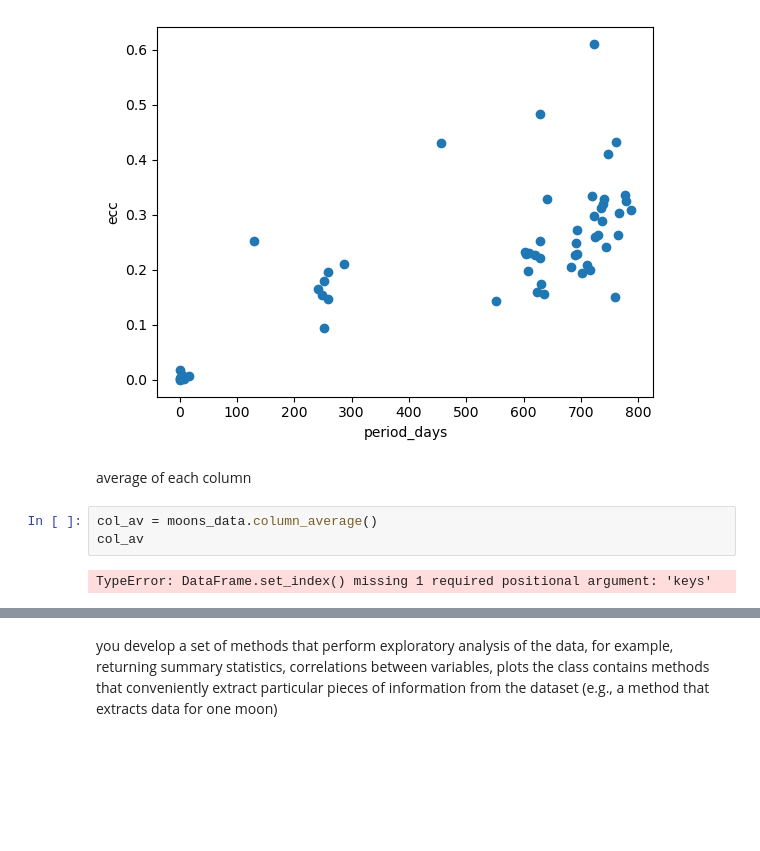
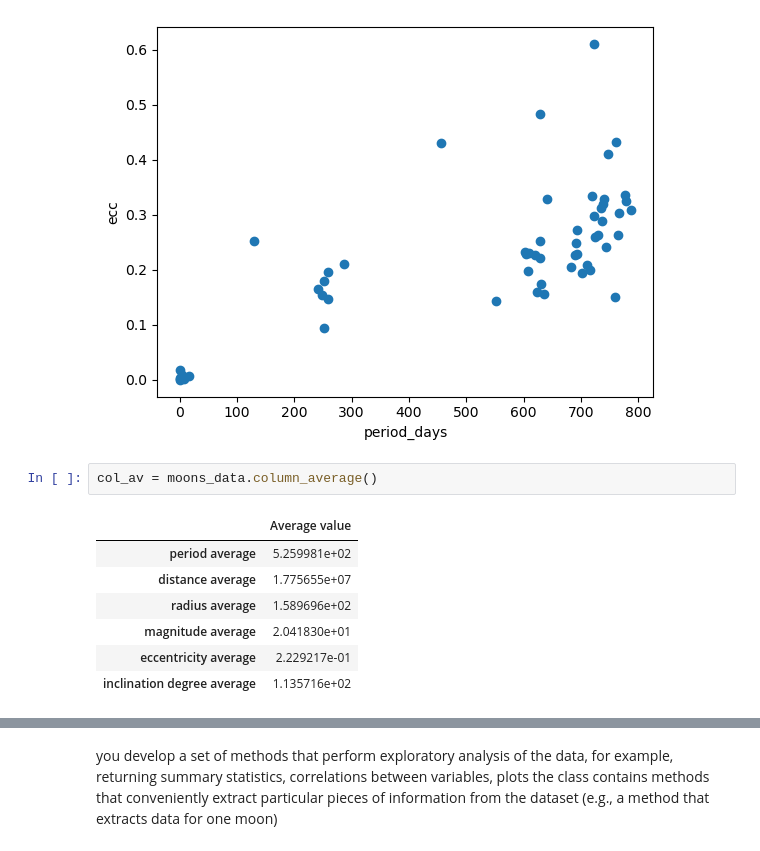
Before and after one commit to tara-12345/Assessment-1, a Jupyter notebook: jupiter_visualise.ipynb, the cells around one changed output, grey strips where cells are left out. Drawn from its saved outputs; the diff is of its cells as text; blank space fills up the shorter version.

```diff
--- a/jupiter_visualise.ipynb
+++ b/jupiter_visualise.ipynb
@@ -16,10 +22,13 @@ moons_data.plot("distance_km", "period_days")
 moons_data.plot("period_days", "ecc")
 # %% [output]
 [figure]
-# %% [markdown]
-average of each column
 # %%
 col_av = moons_data.column_average()
-col_av
 # %% [output]
-TypeError: DataFrame.set_index() missing 1 required positional argument: 'keys'
+|  | Average value |
+| period average | 5.259981e+02 |
+| distance average | 1.775655e+07 |
+| radius average | 1.589696e+02 |
+| magnitude average | 2.041830e+01 |
+| eccentricity average | 2.229217e-01 |
+| inclination degree average | 1.135716e+02 |
```
Also changed, not shown: parts of 6 cells of this notebook, 1 other file.
